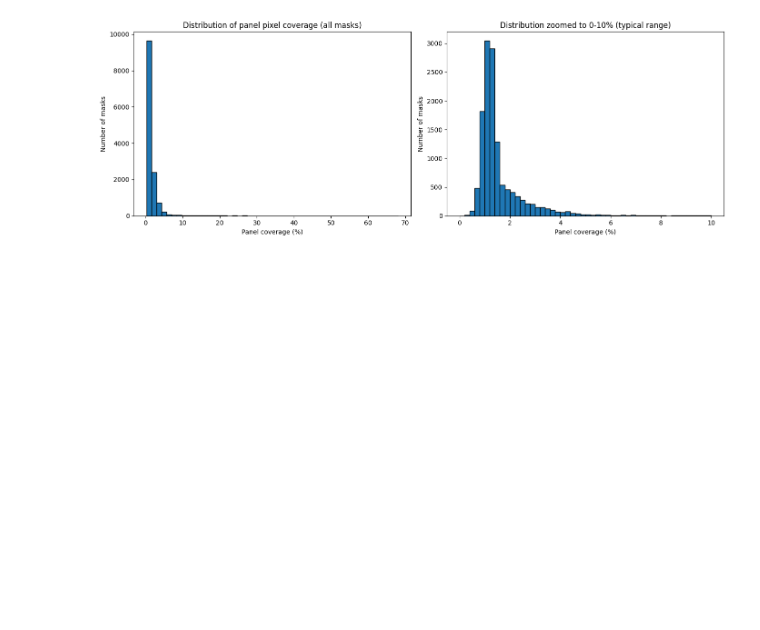
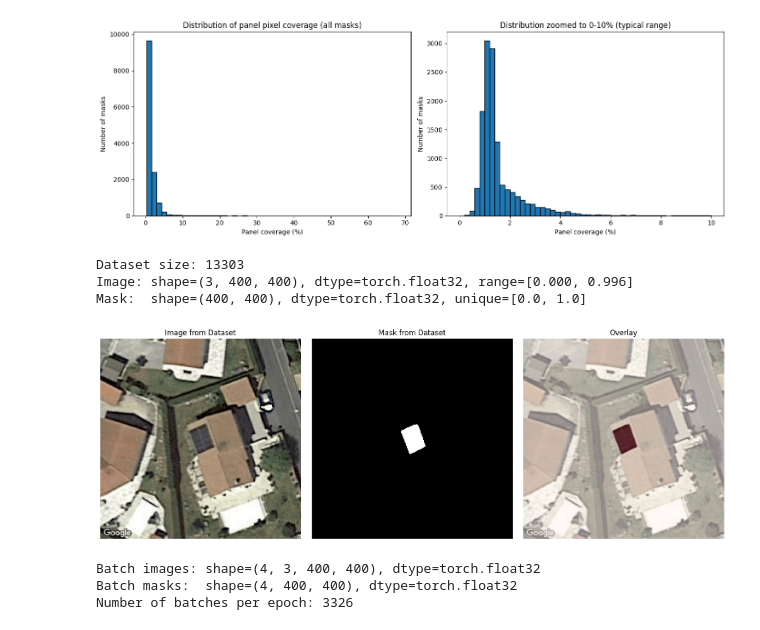
Before and after one commit to m-umar-raza/solar-panel-segmentation, a Jupyter notebook: notebooks/01_eda.ipynb, the cells around one changed output. Saved outputs shown, nothing was run; the diff lists cells and outputs as text; code cells hidden in the pictures; blank space fills up the shorter version.

Commit message:
Added dataset class and validate data pipeline

```diff
--- a/notebooks/01_eda.ipynb
+++ b/notebooks/01_eda.ipynb
@@ -277,3 +277,71 @@ plt.tight_layout()
 plt.show()
 # %% [output]
 [figure]
+# %%
+import sys
+import torch
+sys.path.insert(0, str(PROJECT_ROOT))
+
+from src.data.dataset import SolarPanelDataset
+
+dataset = SolarPanelDataset(GOOGLE_IMG_DIR, GOOGLE_MASK_DIR)
+
+print(f"Dataset size: {len(dataset)}")
+
+image, mask = dataset[0]
+print(f"Image: shape={tuple(image.shape)}, dtype={image.dtype}, range=[{image.min():.3f}, {image.max():.3f}]")
+print(f"Mask:  shape={tuple(mask.shape)}, dtype={mask.dtype}, unique={torch.unique(mask).tolist()}")
+# %% [output]
+Dataset size: 13303
+Image: shape=(3, 400, 400), dtype=torch.float32, range=[0.000, 0.996]
+Mask:  shape=(400, 400), dtype=torch.float32, unique=[0.0, 1.0]
+# %%
+# Cell: visual sanity check on Dataset output
+
+image, mask = dataset[63]  # pick a different sample for variety
+
+# convert (C, H, W) tensor back to (H, W, C) numpy for display
+image_display = image.permute(1, 2, 0).numpy()
+mask_display = mask.numpy()
+
+fig, axes = plt.subplots(1, 3, figsize=(15, 5))
+
+axes[0].imshow(image_display)
+axes[0].set_title("Image from Dataset")
+axes[0].axis("off")
+
+axes[1].imshow(mask_display, cmap="gray")
+axes[1].set_title("Mask from Dataset")
+axes[1].axis("off")
+
+axes[2].imshow(image_display)
+axes[2].imshow(mask_display, cmap="Reds", alpha=0.5)
+axes[2].set_title("Overlay")
+axes[2].axis("off")
+
+plt.tight_layout()
+plt.show()
+# %% [output]
+[figure, added]
+# %%
+# Cell: test DataLoader
+
+from torch.utils.data import DataLoader
+
+loader = DataLoader(
+    dataset,
+    batch_size=4,
+    shuffle=True,
+    num_workers=0,  # use 0 on Windows to avoid multiprocessing issues
+)
+
+# grab one batch
+batch_images, batch_masks = next(iter(loader))
+
+print(f"Batch images: shape={tuple(batch_images.shape)}, dtype={batch_images.dtype}")
+print(f"Batch masks:  shape={tuple(batch_masks.shape)}, dtype={batch_masks.dtype}")
+print(f"Number of batches per epoch: {len(loader)}")
+# %% [output]
+Batch images: shape=(4, 3, 400, 400), dtype=torch.float32
+Batch masks:  shape=(4, 400, 400), dtype=torch.float32
+Number of batches per epoch: 3326
```
Also changed, not shown: 1 other file.
